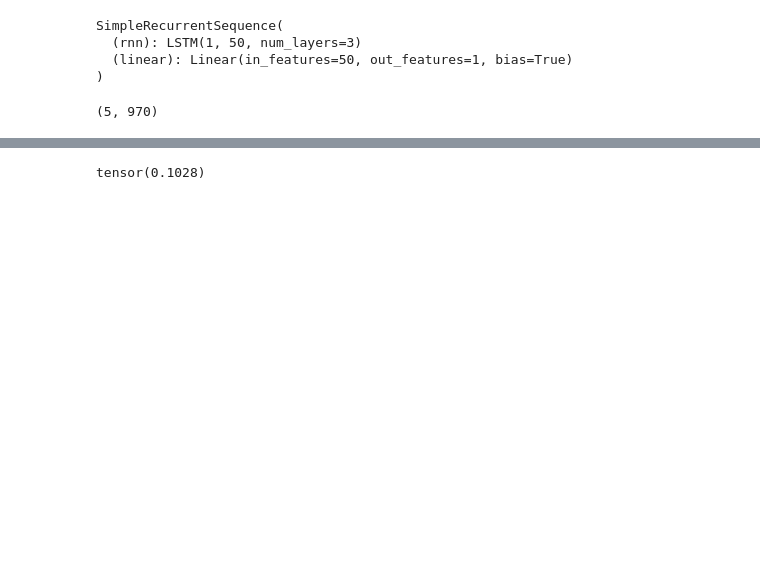
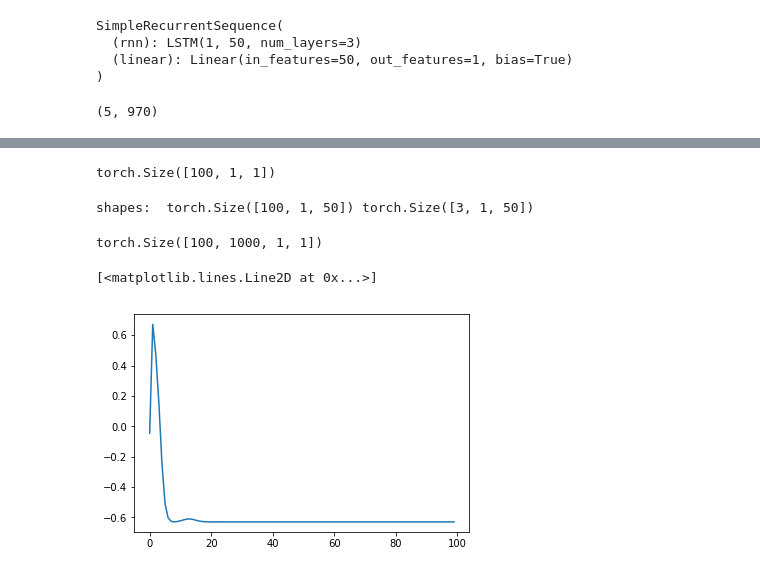
Before and after one commit to leomrocha/minibrain, a Jupyter notebook: predictors/sequence/lstm_tests.ipynb, the cells around one changed output, grey strips where cells are left out. Cells and saved outputs as stored; diff of their text form; code cells hidden in the pictures; blank space fills up the shorter version.

Commit message:
playing with sequence encodings for midi .. trying to make a nice encoding schema

```diff
--- a/predictors/sequence/lstm_tests.ipynb
+++ b/predictors/sequence/lstm_tests.ipynb
@@ -289,10 +289,10 @@ class SimpleRecurrentSequence(nn.Module):
         outputs = []
 #         print("inshape: ", data.shape)
         out, self.hidden = self.rnn(data, self.hidden) if self.hidden is not None else self.rnn(data)
-#         print("shapes: ", out.shape, self.hidden[0].shape)
+        print("shapes: ", out.shape, self.hidden[0].shape)
         out = self.linear(out)
         outputs += [out]
-        hidd = (e.clone() for e in self.hidden)  # I want to avoid that it actually changes the current real state for the next step to avoid future knowledge during training
+        hidd = self.hidden  # (self.hidden[0].clone(), self.hidden[1].clone())  # I want to avoid that it actually changes the current real state for the next step to avoid future knowledge during training
         output = out  # .view(-1,999,1)
         for i in range(future-1):# if we should predict the future
             out, hidd = self.rnn(out, hidd)
@@ -398,6 +418,22 @@ def train(model, X, Y):
-# %%
-train(model, X, Y)
-# %%
-loss
-# %% [output]
-tensor(0.1028)
+# %%
+#not try to have some fun
+model.hidden = None
+f = 1000
+d = rnn.pad_sequence(torch.from_numpy(data[5, :100]).view(1,100,1).to(device))
+# %%
+d.shape
+# %% [output]
+torch.Size([100, 1, 1])
+# %%
+out = model.forward(d, 1000)
+# %% [output]
+shapes:  torch.Size([100, 1, 50]) torch.Size([3, 1, 50])
+# %%
+out.shape
+# %% [output]
+torch.Size([100, 1000, 1, 1])
+# %%
+plt.plot(out[1].squeeze(1).squeeze(1).cpu().detach().numpy()[:100])
+# %% [output]
+[<matplotlib.lines.Line2D at 0x...>]
+[figure, added]
```
Also changed, not shown: parts of 7 cells of this notebook, 4 other files.
